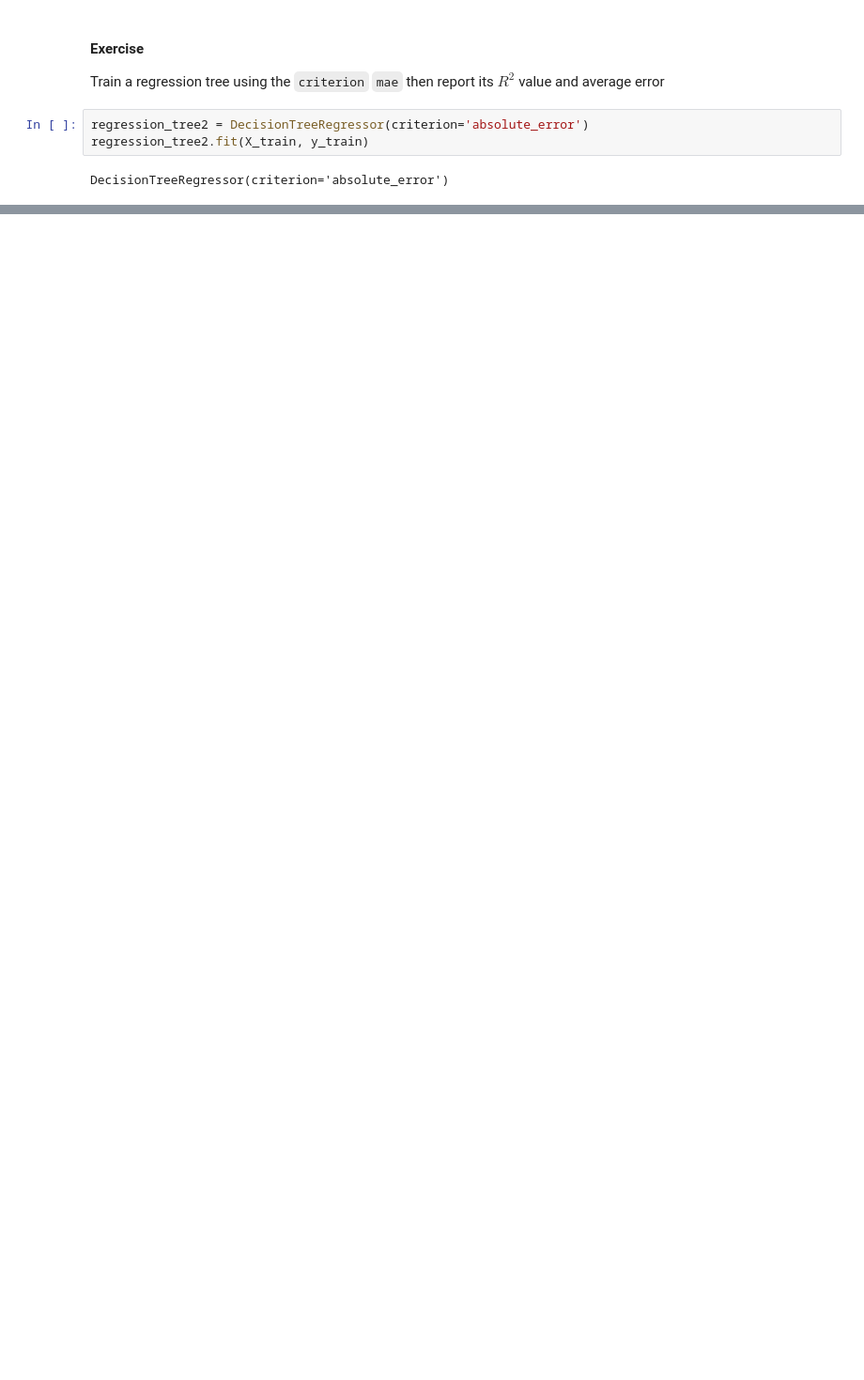
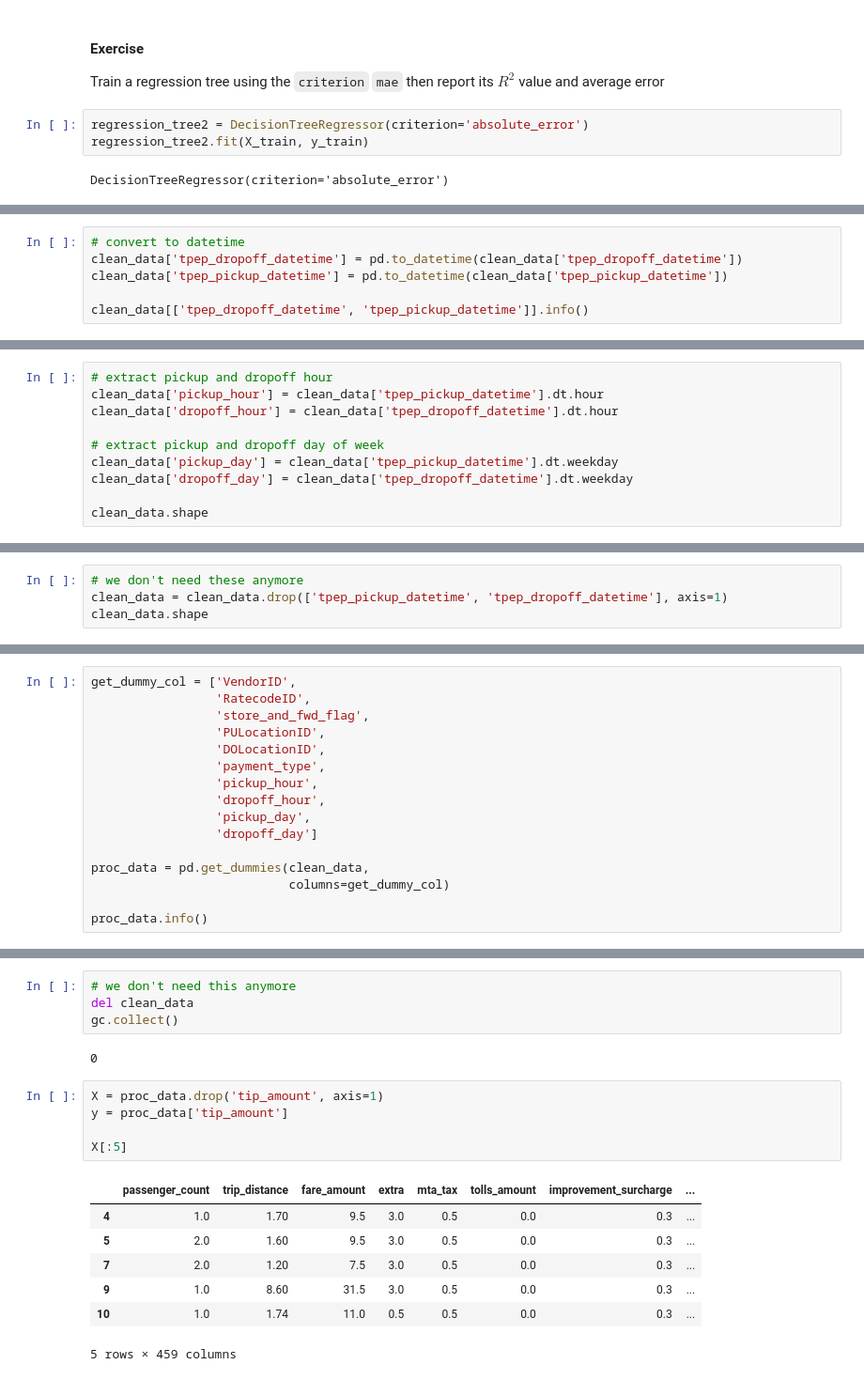
Before and after one commit to PaulToronto/IBM---AI-Engineering-Professional-Certificate, a Jupyter notebook: 1_3_Classification.ipynb, the cells around one changed output, grey strips where cells are left out. Shown at 94% size. Drawn from its saved outputs; the diff is of its cells as text; blank space fills up the shorter version.

```diff
--- a/1_3_Classification.ipynb
+++ b/1_3_Classification.ipynb
@@ -1920,0 +2102,6 @@ array([18.2, 22.2, 29. , 10.4, 14.1, 14.5, 26.6, 17.4, 32.7, 23.1, 28.4,
+# %%
+# convert to datetime
+clean_data['tpep_dropoff_datetime'] = pd.to_datetime(clean_data['tpep_dropoff_datetime'])
+clean_data['tpep_pickup_datetime'] = pd.to_datetime(clean_data['tpep_pickup_datetime'])
+
+clean_data[['tpep_dropoff_datetime', 'tpep_pickup_datetime']].info()
@@ -1920,0 +2118,10 @@ array([18.2, 22.2, 29. , 10.4, 14.1, 14.5, 26.6, 17.4, 32.7, 23.1, 28.4,
+# %%
+# extract pickup and dropoff hour
+clean_data['pickup_hour'] = clean_data['tpep_pickup_datetime'].dt.hour
+clean_data['dropoff_hour'] = clean_data['tpep_dropoff_datetime'].dt.hour
+
+# extract pickup and dropoff day of week
+clean_data['pickup_day'] = clean_data['tpep_pickup_datetime'].dt.weekday
+clean_data['dropoff_day'] = clean_data['tpep_dropoff_datetime'].dt.weekday
+
+clean_data.shape
@@ -1920,0 +2130,4 @@ array([18.2, 22.2, 29. , 10.4, 14.1, 14.5, 26.6, 17.4, 32.7, 23.1, 28.4,
+# %%
+# we don't need these anymore
+clean_data = clean_data.drop(['tpep_pickup_datetime', 'tpep_dropoff_datetime'], axis=1)
+clean_data.shape
@@ -1920,0 +2158,16 @@ array([18.2, 22.2, 29. , 10.4, 14.1, 14.5, 26.6, 17.4, 32.7, 23.1, 28.4,
+# %%
+get_dummy_col = ['VendorID',
+                 'RatecodeID',
+                 'store_and_fwd_flag',
+                 'PULocationID',
+                 'DOLocationID',
+                 'payment_type',
+                 'pickup_hour',
+                 'dropoff_hour',
+                 'pickup_day',
+                 'dropoff_day']
+
+proc_data = pd.get_dummies(clean_data,
+                           columns=get_dummy_col)
+
+proc_data.info()
@@ -1920,0 +2195,19 @@ array([18.2, 22.2, 29. , 10.4, 14.1, 14.5, 26.6, 17.4, 32.7, 23.1, 28.4,
+# %%
+# we don't need this anymore
+del clean_data
+gc.collect()
+# %% [output]
+0
+# %%
+X = proc_data.drop('tip_amount', axis=1)
+y = proc_data['tip_amount']
+
+X[:5]
+# %% [output]
+|  | passenger_count | trip_distance | fare_amount | extra | mta_tax | tolls_amount | improvement_surcharge | ... |
+| 4 | 1.0 | 1.70 | 9.5 | 3.0 | 0.5 | 0.0 | 0.3 | ... |
+| 5 | 2.0 | 1.60 | 9.5 | 3.0 | 0.5 | 0.0 | 0.3 | ... |
+| 7 | 2.0 | 1.20 | 7.5 | 3.0 | 0.5 | 0.0 | 0.3 | ... |
+| 9 | 1.0 | 8.60 | 31.5 | 3.0 | 0.5 | 0.0 | 0.3 | ... |
+| 10 | 1.0 | 1.74 | 11.0 | 0.5 | 0.5 | 0.0 | 0.3 | ... |
+5 rows × 459 columns
```
Also changed, not shown: parts of 68 cells of this notebook.
